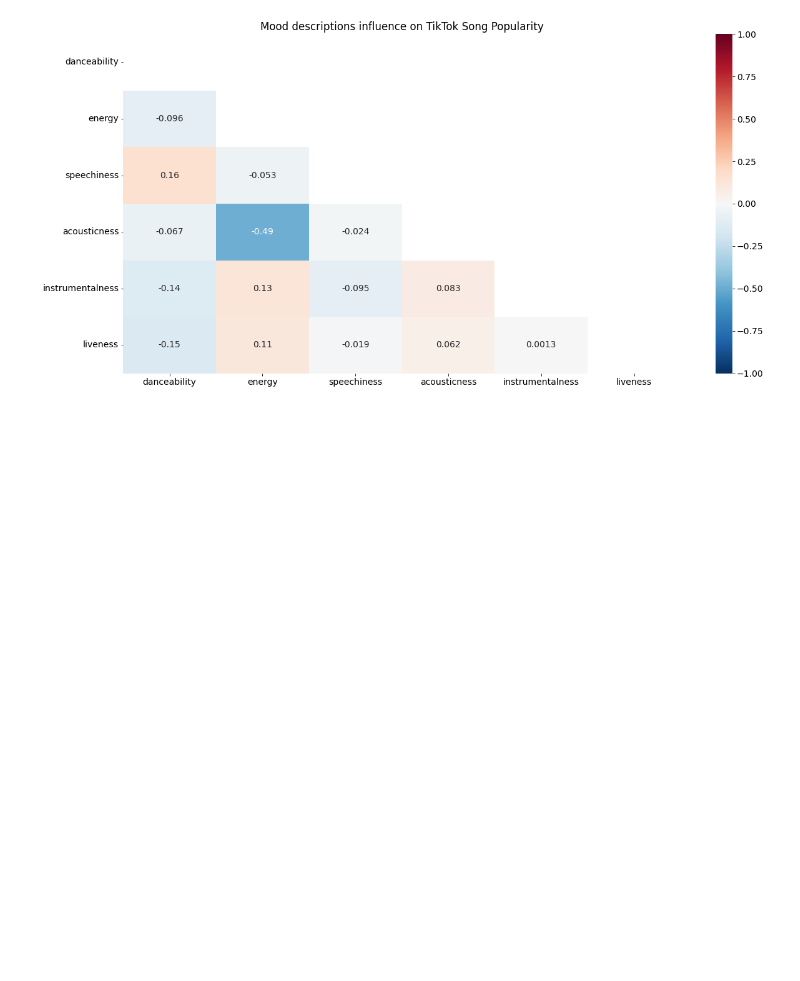
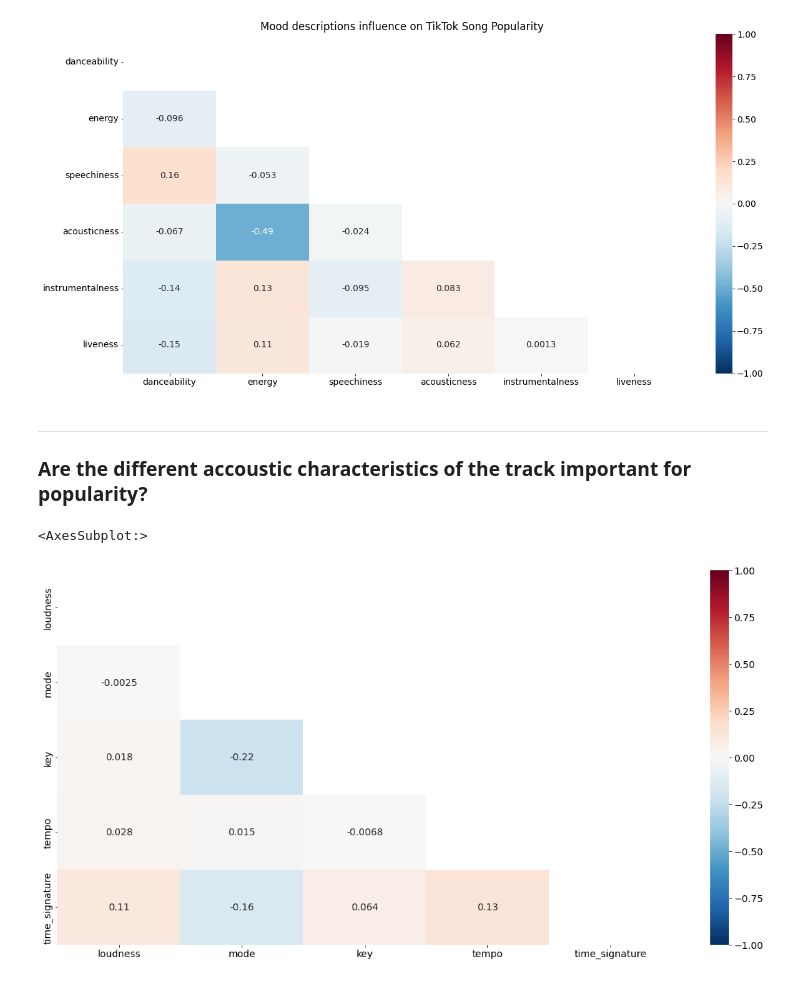
Before and after one commit to fdac23/TikTok_Vs._Spotify, a Jupyter notebook: file.ipynb, the cells around one changed output. Saved outputs shown, nothing was run; the diff lists cells and outputs as text; code cells hidden in the pictures; blank space fills up the shorter version.

Commit message:
finished data exploration and tried to do ML

```diff
--- a/file.ipynb
+++ b/file.ipynb
@@ -123,3 +168,15 @@ sns.heatmap(selected_tiktok[columns_mood].corr(), data = selected_tiktok[columns
 # %% [output]
 <AxesSubplot:title={'center':'Mood descriptions influence on TikTok Song Popularity'}>
 [figure]
+# %% [markdown]
+---
+
+### Are the different accoustic characteristics of the track important for popularity?
+# %%
+columns_acoustic = ["loudness", "mode", "key", "tempo", "time_signature"]
+
+mask = np.triu(np.ones_like(selected_spodify[columns_acoustic].corr(), dtype=bool))
+sns.heatmap(selected_spodify[columns_acoustic].corr(), data = selected_spodify[columns_acoustic], mask=mask, annot = True, vmin= -1.0, vmax= 1.0, center = 0, cmap = 'RdBu_r')
+# %% [output]
+<AxesSubplot:>
+[figure, added]
```
Also changed, not shown: parts of 20 cells of this notebook.
